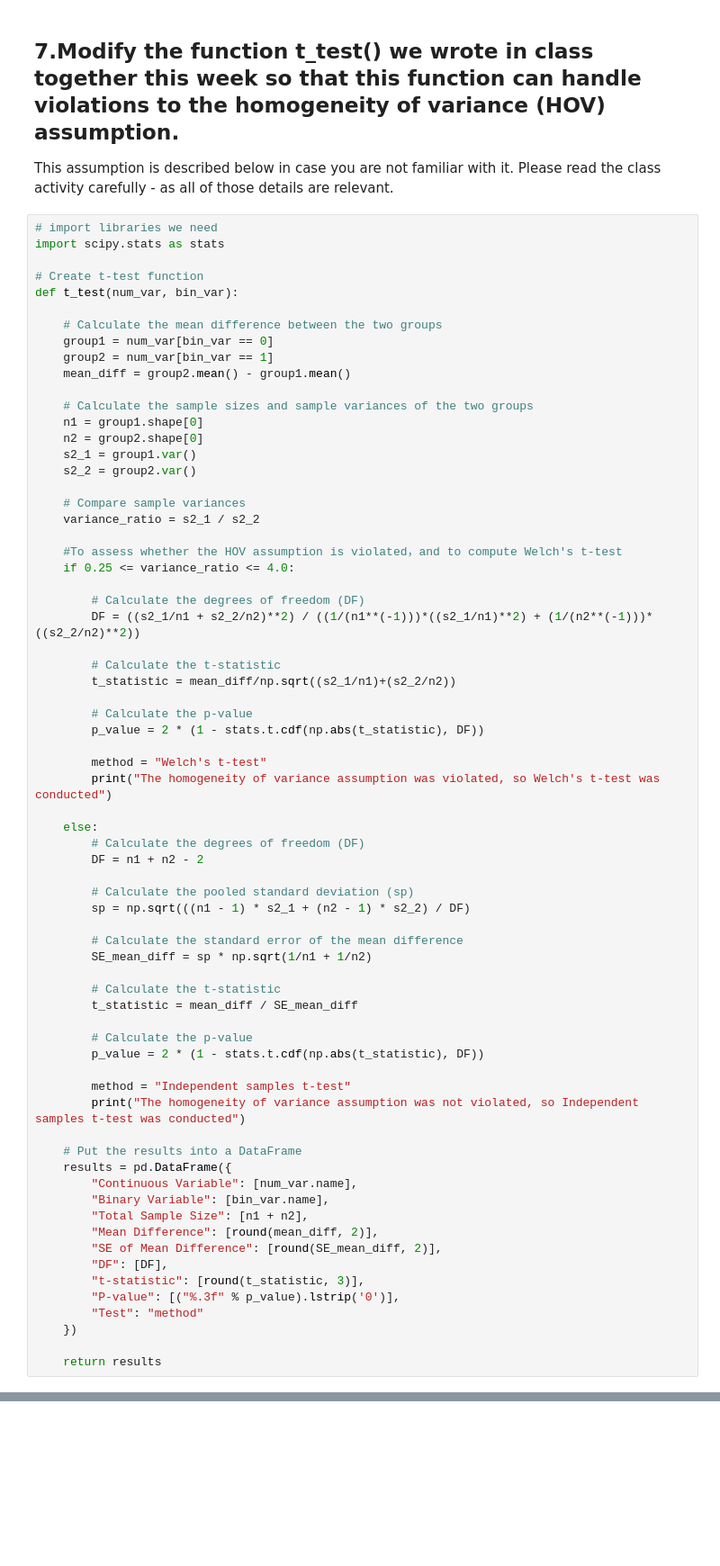
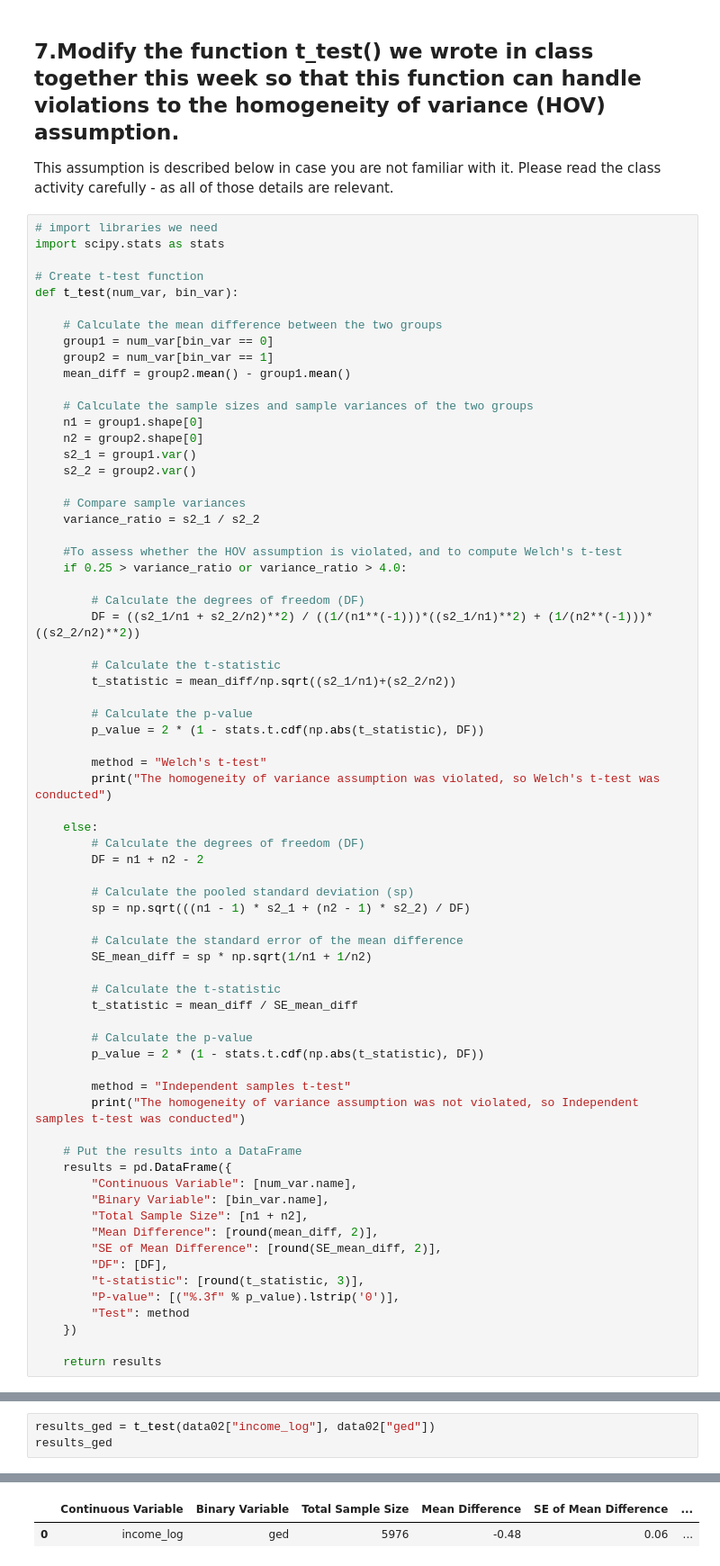
Before and after one commit to 97Peipei/QMSS-GR5072-Spring2026-HWs, a Jupyter notebook: homework-3-main/Submission/ph2736-HU PEIPEI/HW03.ipynb, the cells around one changed output, grey strips where cells are left out. Shown at 90% size. Cells and saved outputs as stored; diff of their text form; blank space fills up the shorter version.

```diff
--- a/homework-3-main/Submission/ph2736-HU PEIPEI/HW03.ipynb
+++ b/homework-3-main/Submission/ph2736-HU PEIPEI/HW03.ipynb
@@ -132,7 +132,7 @@ def t_test(num_var, bin_var):
     variance_ratio = s2_1 / s2_2
 
     #To assess whether the HOV assumption is violated，and to compute Welch's t-test
-    if 0.25 <= variance_ratio <= 4.0:
+    if 0.25 > variance_ratio or variance_ratio > 4.0:
 
         # Calculate the degrees of freedom (DF)
         DF = ((s2_1/n1 + s2_2/n2)**2) / ((1/(n1**(-1)))*((s2_1/n1)**2) + (1/(n2**(-1)))*((s2_2/n2)**2))
@@ -175,7 +175,7 @@ def t_test(num_var, bin_var):
         "DF": [DF],
         "t-statistic": [round(t_statistic, 3)],
         "P-value": [("%.3f" % p_value).lstrip('0')],
-        "Test": "method"
+        "Test": method
     })
 
     return results
@@ -181,0 +202,4 @@ def t_test(num_var, bin_var):
+# %%
+results_ged = t_test(data02["income_log"], data02["ged"])
+results_ged
+# %% [output]
@@ -181,0 +207,2 @@ def t_test(num_var, bin_var):
+|  | Continuous Variable | Binary Variable | Total Sample Size | Mean Difference | SE of Mean Difference | ... |
+| 0 | income_log | ged | 5976 | -0.48 | 0.06 | ... |
```
Also changed, not shown: parts of 3 cells of this notebook, 1 other file.
